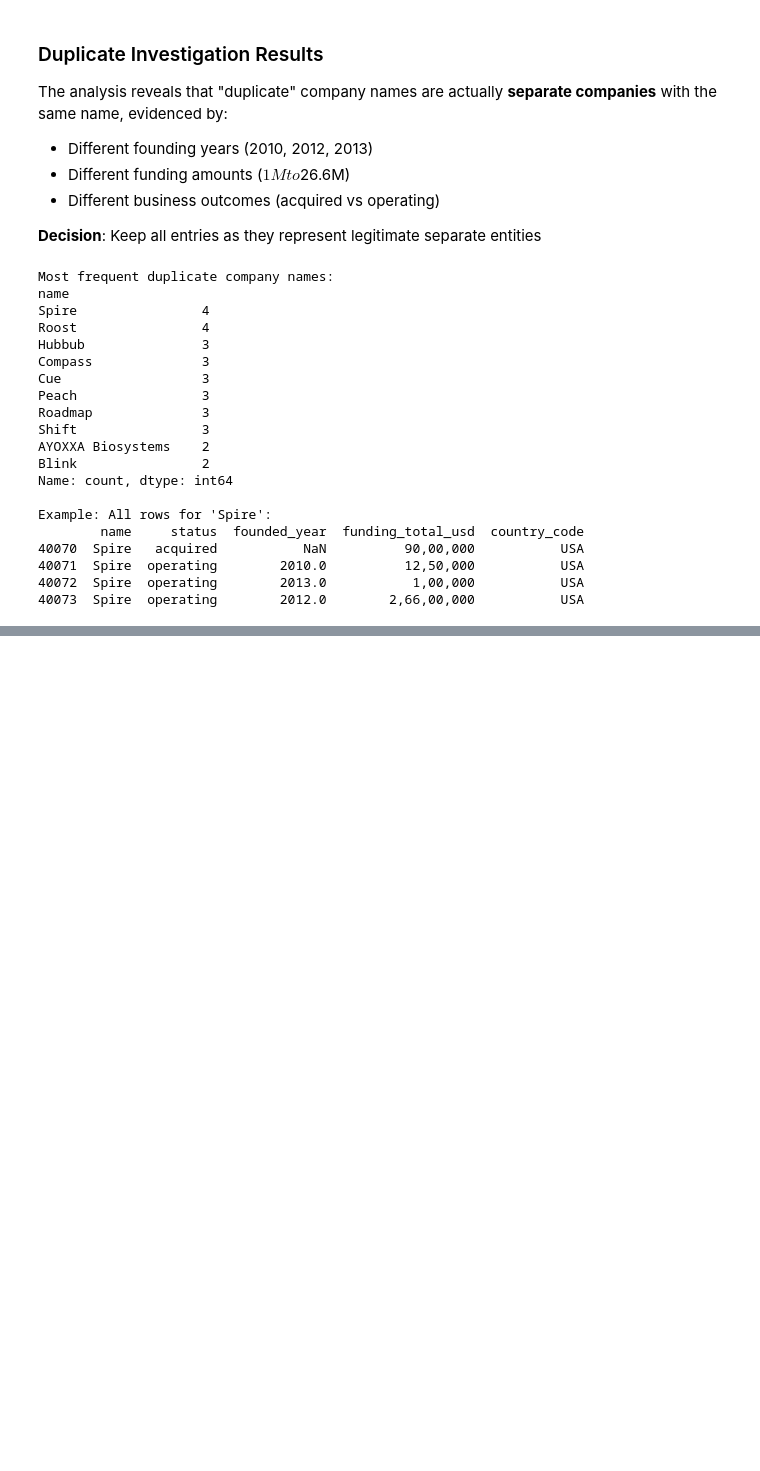
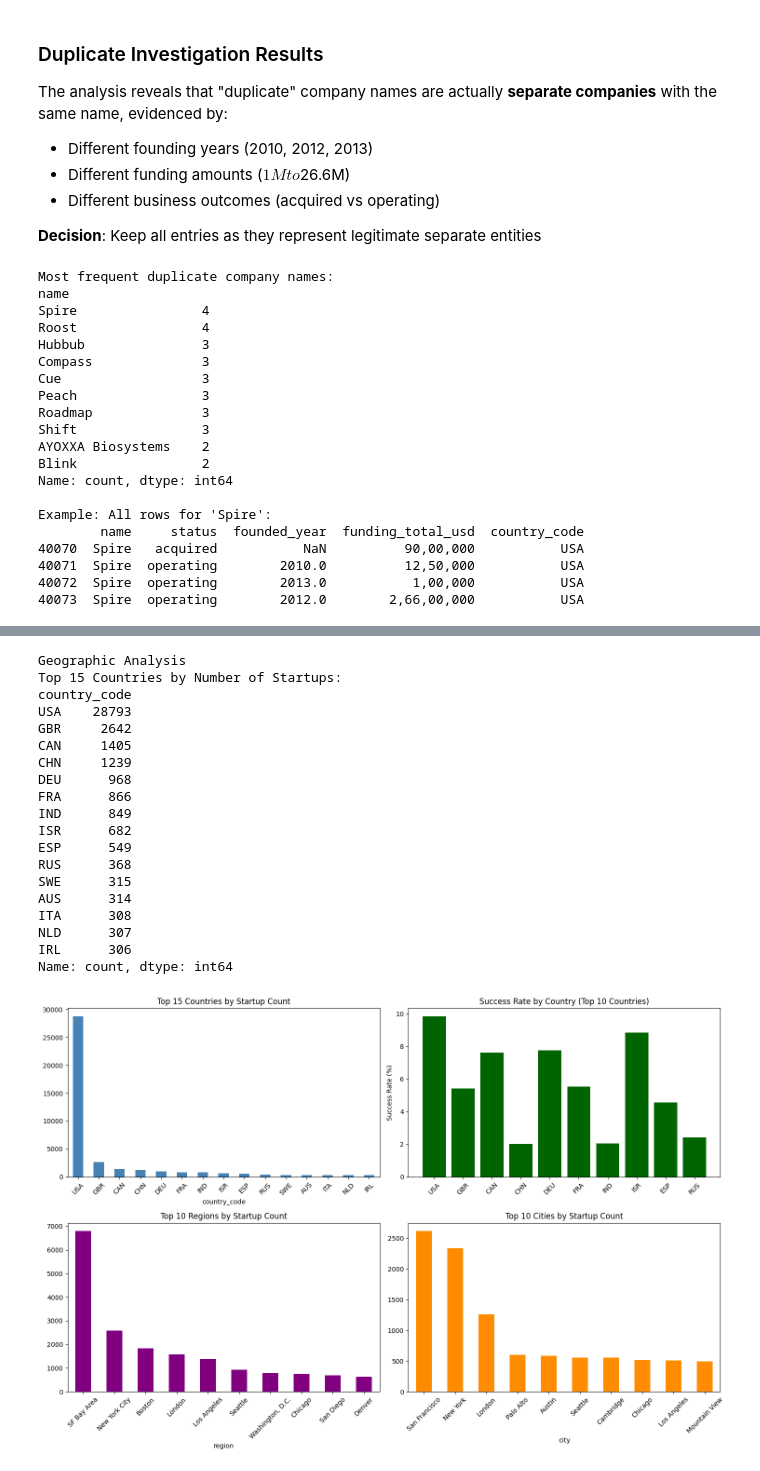
Before and after one commit to RyanFabrick/ML-Startup-Success-Prediction, a Jupyter notebook: notebooks/01_data_exploration.ipynb, the cells around one changed output, grey strips where cells are left out. Drawn from its saved outputs; the diff is of its cells as text; code cells hidden in the pictures; blank space fills up the shorter version.

```diff
--- a/notebooks/01_data_exploration.ipynb
+++ b/notebooks/01_data_exploration.ipynb
@@ -216,0 +440,70 @@ Example: All rows for 'Spire':
+# %%
+# Geographic Analysis
+
+print("Geographic Analysis")
+
+# Country analysis (top 15)
+country_counts = df['country_code'].value_counts().head(15)
+print("Top 15 Countries by Number of Startups:")
+print(country_counts)
+
+plt.figure(figsize=(15, 10))
+
+plt.subplot(2, 2, 1)
+country_counts.plot(kind='bar', color='steelblue')
+plt.title('Top 15 Countries by Startup Count')
+plt.xticks(rotation=45)
+
+# Success rate by country (top 10)
+plt.subplot(2, 2, 2)
+top_countries = country_counts.head(10).index
+country_success = []
+for country in top_countries:
+    country_data = df[df['country_code'] == country]
+    total = len(country_data[country_data['status'].notna()])
+    acquired = len(country_data[country_data['status'].str.lower() == 'acquired'])
+    success_rate = (acquired / total * 100) if total > 0 else 0
+    country_success.append(success_rate)
+
+plt.bar(top_countries, country_success, color='darkgreen')
+plt.title('Success Rate by Country (Top 10 Countries)')
+plt.ylabel('Success Rate (%)')
+plt.xticks(rotation=45)
+
+#Region analysis (top 10)
+plt.subplot(2, 2, 3)
+region_counts = df['region'].value_counts().head(10)
+region_counts.plot(kind='bar', color='purple')
+plt.title('Top 10 Regions by Startup Count')
+plt.xticks(rotation=45)
+
+# City analysis (top 10)
+plt.subplot(2, 2, 4)
+city_counts = df['city'].value_counts().head(10)
+city_counts.plot(kind='bar', color='darkorange')
+plt.title('Top 10 Cities by Startup Count')
+plt.xticks(rotation=45)
+
+plt.tight_layout()
+plt.show()
+# %% [output]
+Geographic Analysis
+Top 15 Countries by Number of Startups:
+country_code
+USA    28793
+GBR     2642
+CAN     1405
+CHN     1239
+DEU      968
+FRA      866
+IND      849
+ISR      682
+ESP      549
+RUS      368
+SWE      315
+AUS      314
+ITA      308
+NLD      307
+IRL      306
+Name: count, dtype: int64
+[figure, added]
```
Also changed, not shown: parts of 10 cells of this notebook.
